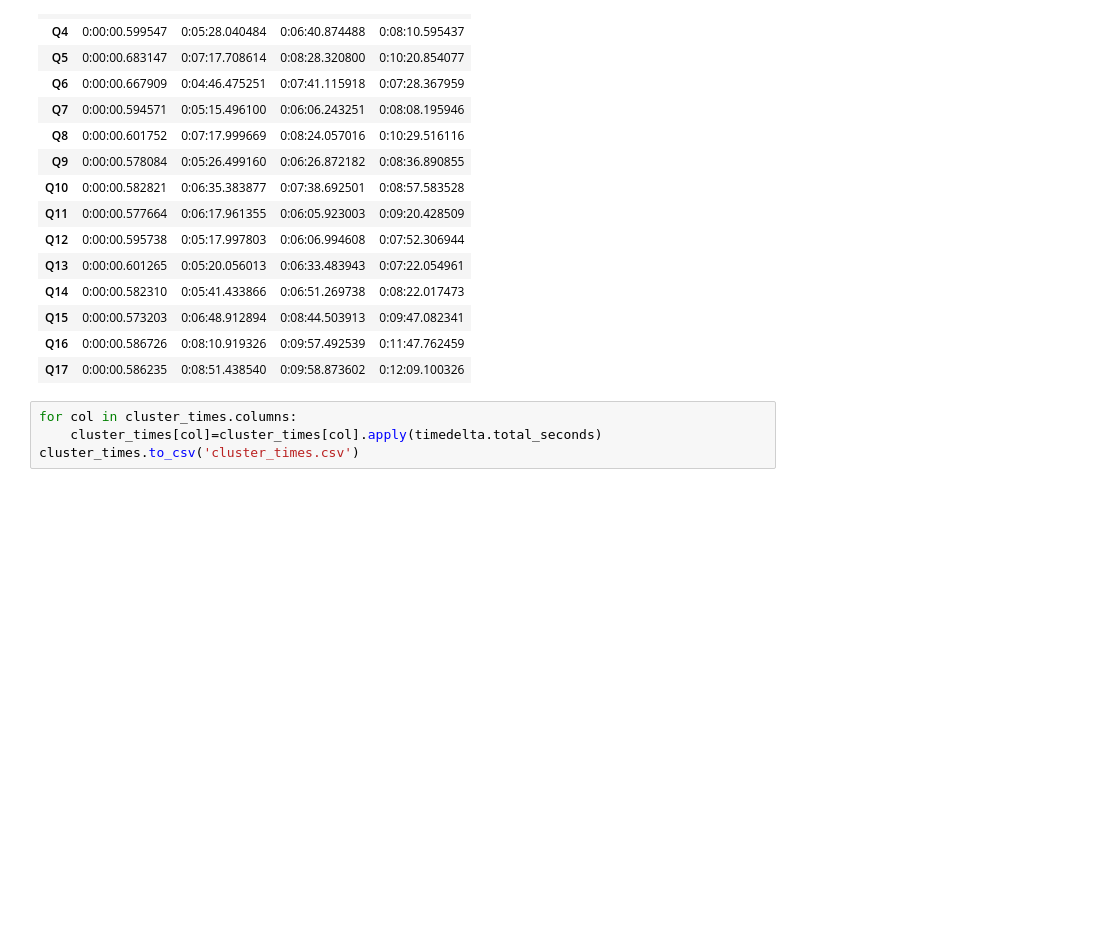
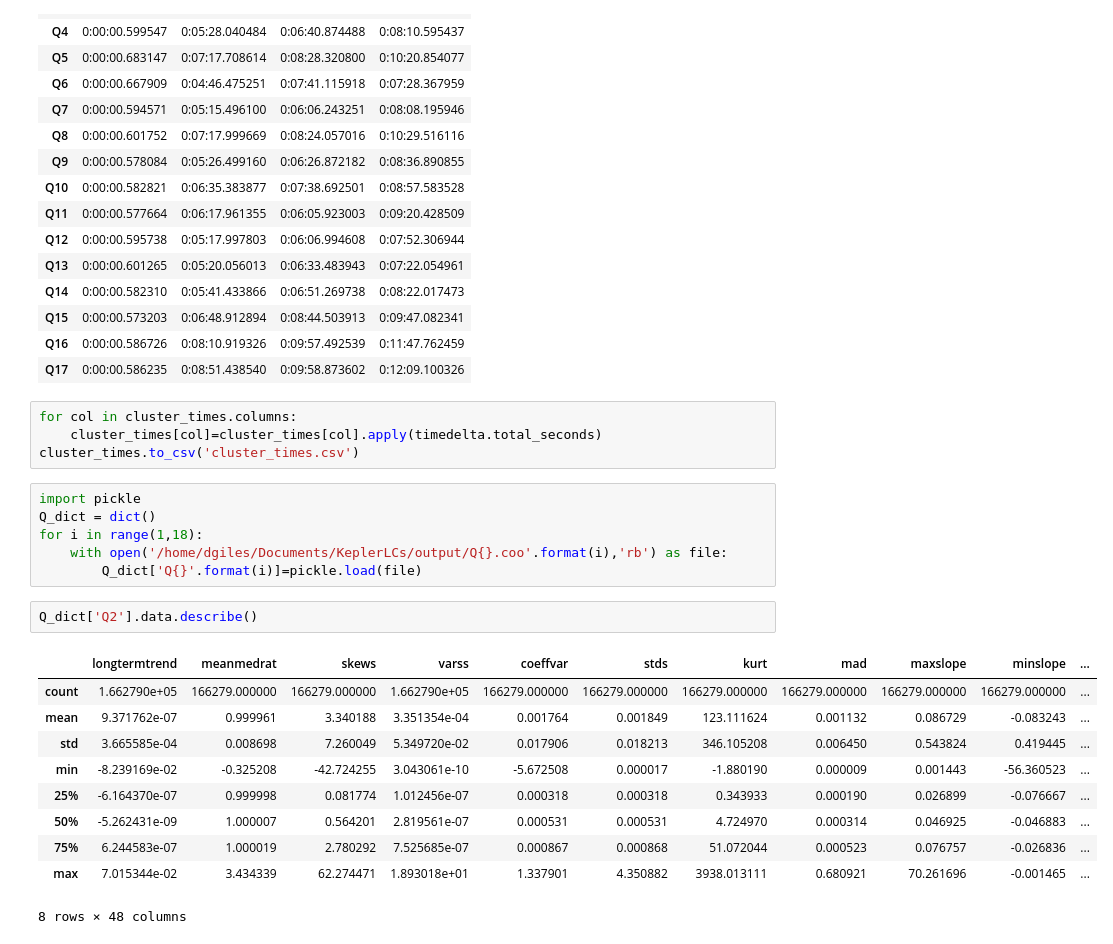
Before and after one commit to d-giles/lcfeatures, a Jupyter notebook: PCA Reductions.ipynb, the cells around one changed output. Drawn from its saved outputs; the diff is of its cells as text; blank space fills up the shorter version.

```diff
--- a/PCA Reductions.ipynb
+++ b/PCA Reductions.ipynb
@@ -270,3 +270,22 @@ cluster_times
 for col in cluster_times.columns:
     cluster_times[col]=cluster_times[col].apply(timedelta.total_seconds)
 cluster_times.to_csv('cluster_times.csv')
+# %%
+import pickle
+Q_dict = dict()
+for i in range(1,18):
+    with open('/home/dgiles/Documents/KeplerLCs/output/Q{}.coo'.format(i),'rb') as file:
+        Q_dict['Q{}'.format(i)]=pickle.load(file)
+# %%
+Q_dict['Q2'].data.describe()
+# %% [output]
+|  | longtermtrend | meanmedrat | skews | varss | coeffvar | stds | kurt | mad | maxslope | minslope | ... |
+| count | 1.662790e+05 | 166279.000000 | 166279.000000 | 1.662790e+05 | 166279.000000 | 166279.000000 | 166279.000000 | 166279.000000 | 166279.000000 | 166279.000000 | ... |
+| mean | 9.371762e-07 | 0.999961 | 3.340188 | 3.351354e-04 | 0.001764 | 0.001849 | 123.111624 | 0.001132 | 0.086729 | -0.083243 | ... |
+| std | 3.665585e-04 | 0.008698 | 7.260049 | 5.349720e-02 | 0.017906 | 0.018213 | 346.105208 | 0.006450 | 0.543824 | 0.419445 | ... |
+| min | -8.239169e-02 | -0.325208 | -42.724255 | 3.043061e-10 | -5.672508 | 0.000017 | -1.880190 | 0.000009 | 0.001443 | -56.360523 | ... |
+| 25% | -6.164370e-07 | 0.999998 | 0.081774 | 1.012456e-07 | 0.000318 | 0.000318 | 0.343933 | 0.000190 | 0.026899 | -0.076667 | ... |
+| 50% | -5.262431e-09 | 1.000007 | 0.564201 | 2.819561e-07 | 0.000531 | 0.000531 | 4.724970 | 0.000314 | 0.046925 | -0.046883 | ... |
+| 75% | 6.244583e-07 | 1.000019 | 2.780292 | 7.525685e-07 | 0.000867 | 0.000868 | 51.072044 | 0.000523 | 0.076757 | -0.026836 | ... |
+| max | 7.015344e-02 | 3.434339 | 62.274471 | 1.893018e+01 | 1.337901 | 4.350882 | 3938.013111 | 0.680921 | 70.261696 | -0.001465 | ... |
+8 rows × 48 columns
```
Also changed, not shown: parts of 1 cell of this notebook, 3 other files.
